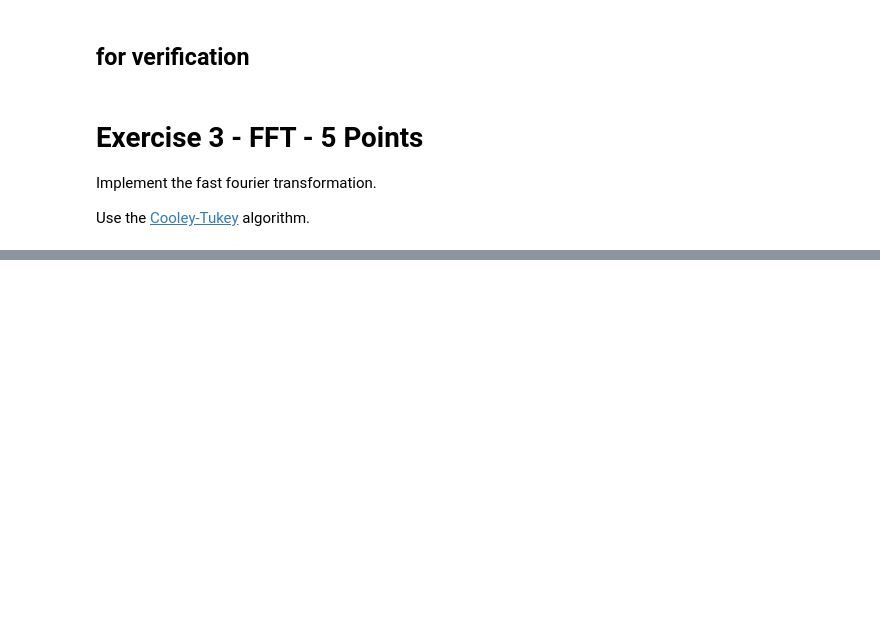
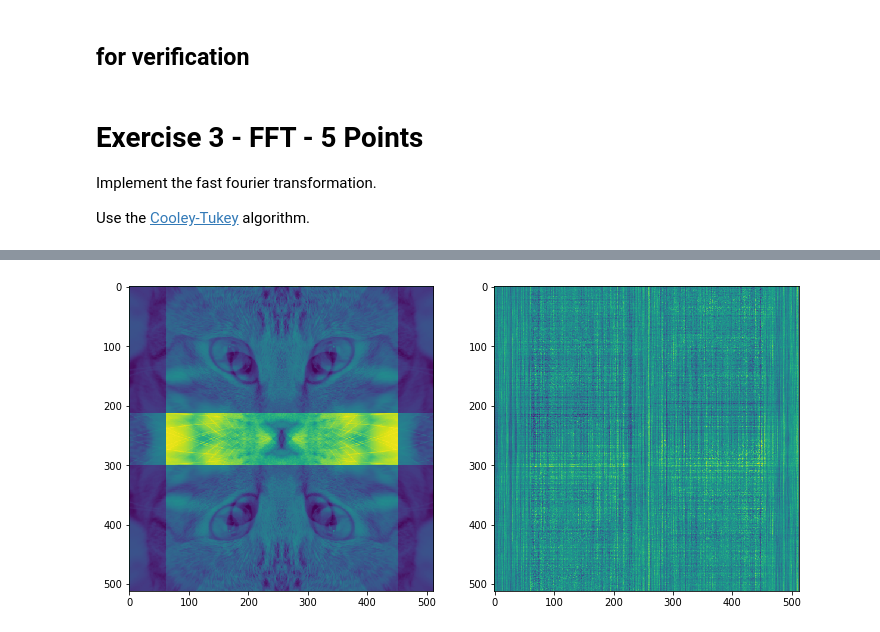
Before and after one commit to Ad96el/Bilderkennung, a Jupyter notebook: assignments/07_assignment.ipynb, the cells around one changed output, grey strips where cells are left out. Cells and saved outputs as stored; diff of their text form; code cells hidden in the pictures; blank space fills up the shorter version.

```diff
--- a/assignments/07_assignment.ipynb
+++ b/assignments/07_assignment.ipynb
@@ -196,6 +209,8 @@ def fft_recursion(img,power):
 # %%
 img = rgb2gray(chelsea() / 255)
 fft_img = fft(img)
+# %%
+bla = numpy_ifft2(fft_img)
 # %%
 plt.subplot(121)
 plt.imshow(np.real(fft_img))
@@ -206,0 +222,8 @@ dft_matrix(2)
+# %%
+plt.subplot(121)
+plt.imshow( abs(bla) )
+plt.subplot(122)
+plt.imshow(np.imag(bla))
+plt.show()
+# %% [output]
+[figure, added]
```
Also changed, not shown: parts of 5 cells of this notebook.
